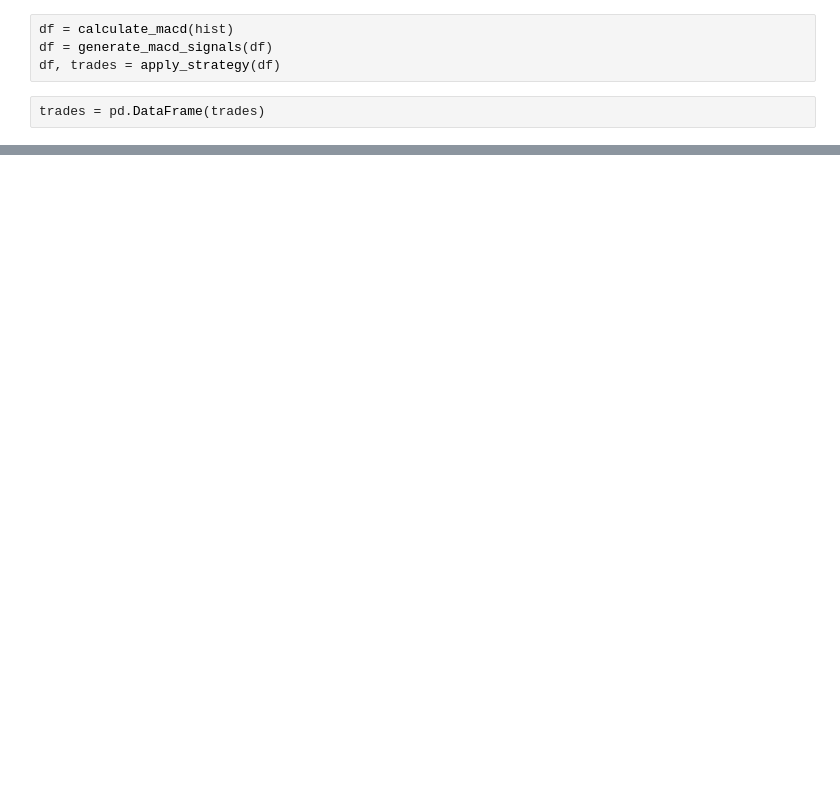
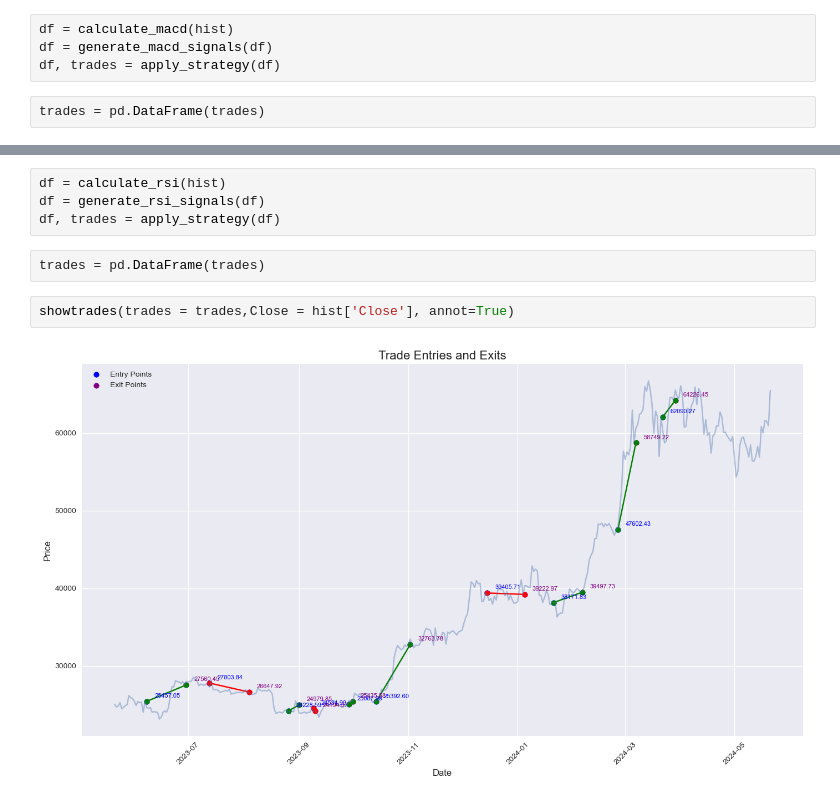
Before and after one commit to datadham/TradingStrategy, a Jupyter notebook: notebooks/03_StrategyOverview.ipynb, the cells around one changed output, grey strips where cells are left out. Cells and saved outputs as stored; diff of their text form; blank space fills up the shorter version.

```diff
--- a/notebooks/03_StrategyOverview.ipynb
+++ b/notebooks/03_StrategyOverview.ipynb
@@ -291,0 +514,10 @@ performance_df(trades)
+# %%
+df = calculate_rsi(hist)
+df = generate_rsi_signals(df)
+df, trades = apply_strategy(df)
+# %%
+trades = pd.DataFrame(trades)
+# %%
+showtrades(trades = trades,Close = hist['Close'], annot=True)
+# %% [output]
+[figure, added]
```
Also changed, not shown: parts of 27 cells of this notebook, 1 other file.
